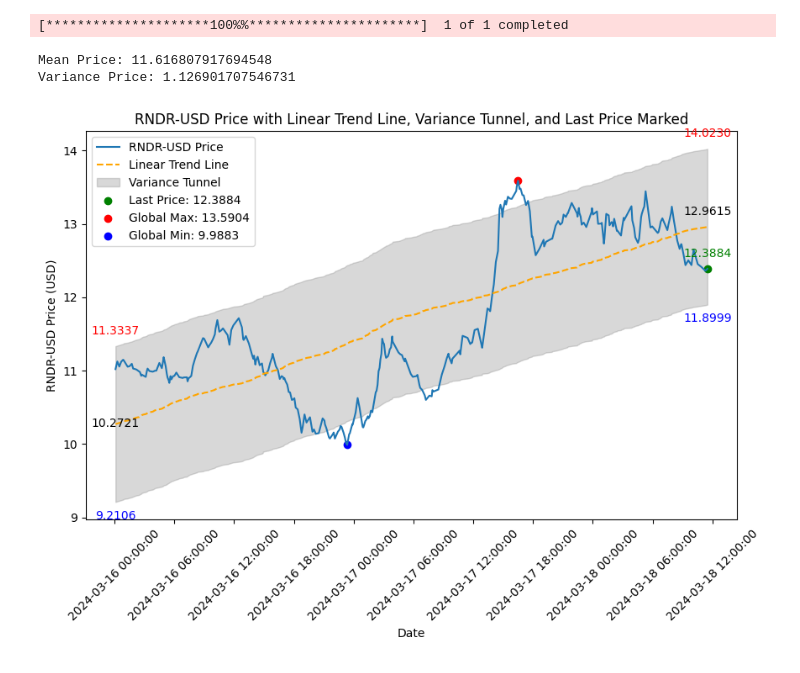
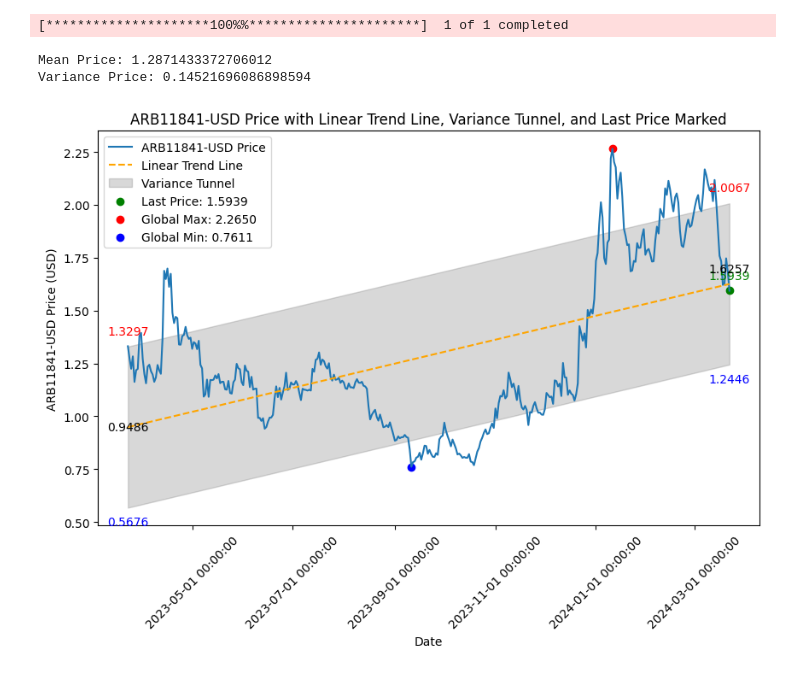
Before and after one commit to moleh13/algo-trading, a Jupyter notebook: PriceTrend.ipynb, the cells around one changed output. Cells and saved outputs as stored; diff of their text form; code cells hidden in the pictures.

```diff
--- a/PriceTrend.ipynb
+++ b/PriceTrend.ipynb
@@ -7,8 +7,8 @@ from sklearn.linear_model import LinearRegression
 import yfinance as yf
 
 # Step 1: Download CRV's data for the last 1 week
-ticker = "RNDR-USD"
-data = yf.download(ticker, start="2024-03-16", end="2024-03-19", interval="1m")
+ticker = "ARB11841-USD"
+data = yf.download(ticker, start="2023-03-16", end="2024-03-23", interval="1d")
 data = data["Close"]
 
 # Step 2: Plot the last 1-week chart of ticker with this data
@@ -50,33 +50,33 @@ for i, date in enumerate(data.index):
     if i % (24 * 60 * 1.5) == 0:  # Display every week
         plt.annotate(f'{tunnel_upper[i][0]:.4f}', (date, tunnel_upper[i][0]), textcoords="offset points", xytext=(0,10), ha='center', color='red')
         plt.annotate(f'{tunnel_lower[i][0]:.4f}', (date, tunnel_lower[i][0]), textcoords="offset points", xytext=(0,-15), ha='center', color='blue')
         plt.annotate(f'{model.predict(X)[i][0]:.4f}', (date, model.predict(X)[i][0]), textcoords="offset points", xytext=(0,-2.5), ha='center', color='black')
 
 # Mark the last price
 last_price = data.iloc[-1]
 plt.scatter(data.index[-1], last_price, color='green', label=f'Last Price: {last_price:.4f}')
 plt.annotate(f'{last_price:.4f}', (data.index[-1], last_price), textcoords="offset points", xytext=(0,10), ha='center', color='green')
 plt.annotate(f'{model.predict(X)[-1][0]:.4f}', (data.index[-1], model.predict(X)[-1][0]), textcoords="offset points", xytext=(0,10), ha='center', color='black')
 plt.annotate(f'{tunnel_upper[-1][0]:.4f}', (date, tunnel_upper[-1][0]), textcoords="offset points", xytext=(0,10), ha='center', color='red')
 plt.annotate(f'{tunnel_lower[-1][0]:.4f}', (date, tunnel_lower[-1][0]), textcoords="offset points", xytext=(0,-15), ha='center', color='blue')
 
 
 # Annotate global maximum and minimum prices
 plt.scatter(data.index[global_max_index], data.iloc[global_max_index], color='red', label=f'Global Max: {data.iloc[global_max_index]:.4f}')
 plt.scatter(data.index[global_min_index], data.iloc[global_min_index], color='blue', label=f'Global Min: {data.iloc[global_min_index]:.4f}')
 
 plt.title(f'{ticker} Price with Linear Trend Line, Variance Tunnel, and Last Price Marked')
 plt.xlabel('Date')
 plt.ylabel(f'{ticker} Price (USD)')
 
 # Add better date formatting
 plt.xticks(rotation=45)
 plt.gca().xaxis.set_major_formatter(plt.matplotlib.dates.DateFormatter('%Y-%m-%d %H:%M:%S'))
 
 plt.legend()
 plt.show()
 # %% [output]
 [*********************100%%**********************]  1 of 1 completed
-Mean Price: 11.616807917694548
-Variance Price: 1.126901707546731
+Mean Price: 1.2871433372706012
+Variance Price: 0.14521696086898594
-[figure, old version]
+[figure, new version]
```
Also changed, not shown: 3 other files.
